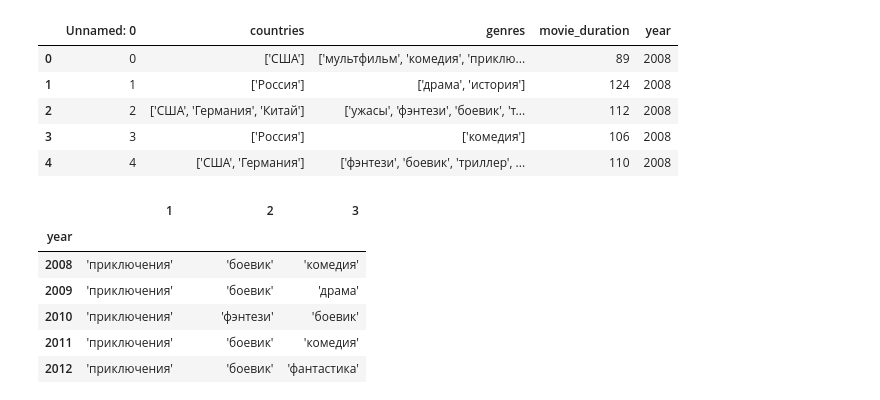
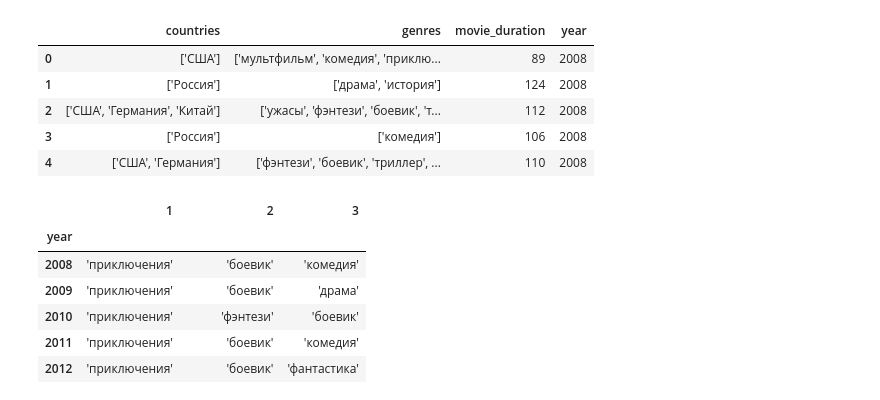
Before and after one commit to andrei-sanich/top20_analyse_Russia_box_office, a Jupyter notebook: top-20_analyse_Russia_box_office.ipynb, the cells around one changed output. Drawn from its saved outputs; the diff is of its cells as text; code cells hidden in the pictures.

```diff
--- a/top-20_analyse_Russia_box_office.ipynb
+++ b/top-20_analyse_Russia_box_office.ipynb
@@ -1,25 +1,25 @@
 # %%
 from plotly.offline import download_plotlyjs, init_notebook_mode, plot, iplot
 import plotly.graph_objs as go
 import re
 import pandas as pd
 import numpy as np
 from collections import defaultdict
 
 
 init_notebook_mode(connected=True)
 pd.set_option('display.max_columns', 100)
 pd.set_option('display.max_rows', 100)
 
-df = pd.read_csv('movies_list.csv')
+df = pd.read_csv('movies_list.csv', index_col=0)
 df.head()
 # %% [output]
-|  | Unnamed: 0 | countries | genres | movie_duration | year |
-| 0 | 0 | ['США'] | ['мультфильм', 'комедия', 'приклю... | 89 | 2008 |
-| 1 | 1 | ['Россия'] | ['драма', 'история'] | 124 | 2008 |
-| 2 | 2 | ['США', 'Германия', 'Китай'] | ['ужасы', 'фэнтези', 'боевик', 'т... | 112 | 2008 |
-| 3 | 3 | ['Россия'] | ['комедия'] | 106 | 2008 |
-| 4 | 4 | ['США', 'Германия'] | ['фэнтези', 'боевик', 'триллер', ... | 110 | 2008 |
+|  | countries | genres | movie_duration | year |
+| 0 | ['США'] | ['мультфильм', 'комедия', 'приклю... | 89 | 2008 |
+| 1 | ['Россия'] | ['драма', 'история'] | 124 | 2008 |
+| 2 | ['США', 'Германия', 'Китай'] | ['ужасы', 'фэнтези', 'боевик', 'т... | 112 | 2008 |
+| 3 | ['Россия'] | ['комедия'] | 106 | 2008 |
+| 4 | ['США', 'Германия'] | ['фэнтези', 'боевик', 'триллер', ... | 110 | 2008 |
 # %%
 def parse_list(lst_str):
     return list(map(lambda x: x.strip(), re.sub(r'[\[\]]', '', lst_str).split(',')))
```
Also changed, not shown: parts of 1 cell of this notebook.
